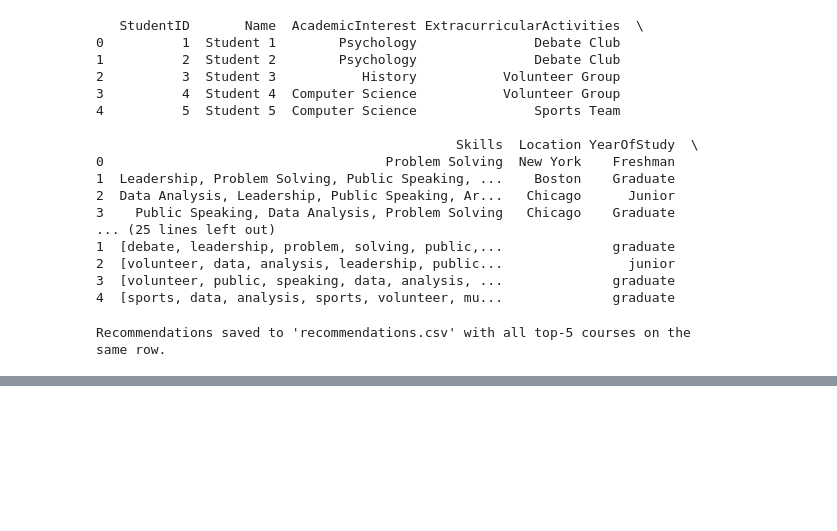
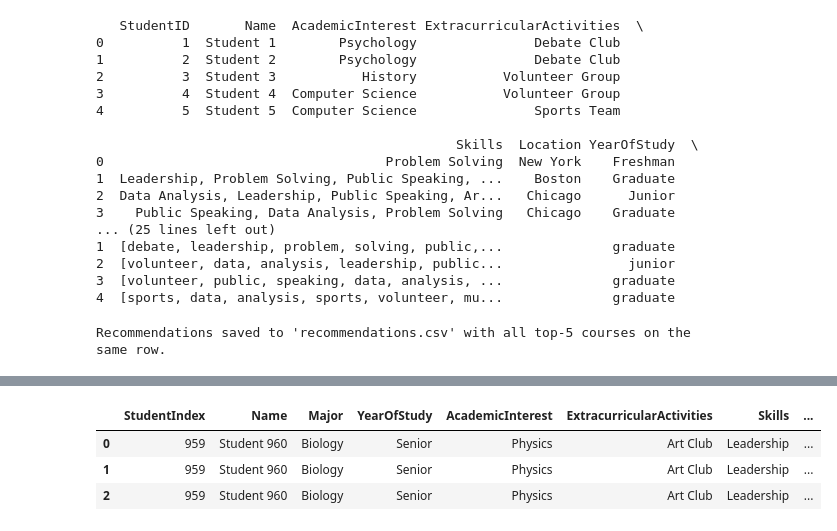
Before and after one commit to UCSF-DataSci/final-project-jiaxin-su1, a Jupyter notebook: notebooks/final.ipynb, the cells around one changed output, grey strips where cells are left out. Saved outputs shown, nothing was run; the diff lists cells and outputs as text; code cells hidden in the pictures; blank space fills up the shorter version.

```diff
--- a/notebooks/final.ipynb
+++ b/notebooks/final.ipynb
@@ -254,14 +254,10 @@ def remove_unwanted_words(text: str) -> str:
     return " ".join(filtered_tokens)
 
 # 2) Create new columns for weighted fields:
-df_students['tokens_academic_interest'] = ""
-df_students['tokens_major'] = ""
-df_students['tokens_research_interest'] = ""
-
-# 3) Create new column for unweighted fields:
-df_students['tokens_unweighted'] = ""
-
-# 4) Create new column for year_of_study (cleaned):
+df_students['tokens_academic_interest'] = None
+df_students['tokens_major'] = None
+df_students['tokens_research_interest'] = None
+df_students['tokens_unweighted'] = None
 df_students['year_of_study_cleaned'] = ""
 
 
@@ -617,0 +573,73 @@ final_df
+# %%
+# random seed for reproducibility
+np.random.seed(369)
+
+# Pick a random student
+random_idx = np.random.randint(len(df_students))
+student_row = df_students.iloc[random_idx]
+
+print(f"Random student index: {random_idx}")
+print(f"Student name: {student_row.get('Name', 'N/A')}")
+
+academic_tokens   = student_row['tokens_academic_interest']
+major_tokens      = student_row['tokens_major']
+research_unigrams = student_row.get('tokens_research_interest', [])
+research_bigrams  = create_bigrams(research_unigrams)
+research_tokens   = research_unigrams + research_bigrams
+unweighted_tokens = student_row['tokens_unweighted']
+
+scores_academic = bm25.get_scores(academic_tokens) if academic_tokens else np.zeros(len(df_courses))
+scores_major = bm25.get_scores(major_tokens) if major_tokens else np.zeros(len(df_courses))
+scores_research = bm25.get_scores(research_tokens) if research_tokens else np.zeros(len(df_courses))
+scores_unweighted = bm25.get_scores(unweighted_tokens) if unweighted_tokens else np.zeros(len(df_courses))
+
+combined_scores = (
+      W_ACADEMIC_INTEREST  * scores_academic
+    + W_MAJOR              * scores_major
+    + W_RESEARCH_INTEREST  * scores_research
+    + W_UNWEIGHTED         * scores_unweighted
+)
+
+sims_array = np.array(combined_scores * result_b)
+top_indices = sims_array.argsort()[::-1][:10]
+
+recommendation_output = await rerank_courses(student_row, df_courses, top_indices, sims_array)
+final_df = merge_llm_results(recommendation_output, df_courses, sims_array)
+
+# ---- student info table ----
+student_info = {
+    "StudentIndex": random_idx,
+    "Name": student_row.get("Name", ""),
+    "Major": student_row.get("Major", ""),
+    "YearOfStudy": student_row.get("YearOfStudy", ""),
+    "AcademicInterest": student_row.get("AcademicInterest", ""),
+    "ExtracurricularActivities": student_row.get("ExtracurricularActivities", ""),
+    "Skills": student_row.get("Skills", ""),
+    "ClubMemberships": student_row.get("ClubMemberships", ""),
+    "ResearchInterests": student_row.get("ResearchInterests", ""),
+    "Languages": student_row.get("Languages", ""),
+    "GPA": student_row.get("GPA", "")
+}
+
+student_info_df = pd.DataFrame([student_info])
+
+print("Selected student:")
+display(student_info_df)
+
+# ---- add student info to each recommendation row ----
+for col, value in student_info.items():
+    final_df[col] = value
+
+# reorder columns
+final_df = final_df[
+    [
+        "StudentIndex", "Name", "Major", "YearOfStudy", "AcademicInterest",
+        "ExtracurricularActivities", "Skills", "ClubMemberships",
+        "ResearchInterests", "Languages", "GPA",
+        "final_rank", "courseId", "title", "dept_code",
+        "bm25_score", "explanation", "description"
+    ]
+]
+
+final_df
+# %% [output]
@@ -618,3 +651,7 @@ final_df
+|  | StudentIndex | Name | Major | YearOfStudy | AcademicInterest | ExtracurricularActivities | Skills | ... |
+| 0 | 959 | Student 960 | Biology | Senior | Physics | Art Club | Leadership | ... |
+| 1 | 959 | Student 960 | Biology | Senior | Physics | Art Club | Leadership | ... |
+| 2 | 959 | Student 960 | Biology | Senior | Physics | Art Club | Leadership | ... |
 # %%
 for rec in recommendation_output.recommendations:
     print(rec)
```
Also changed, not shown: parts of 8 cells of this notebook, 2 other files.
